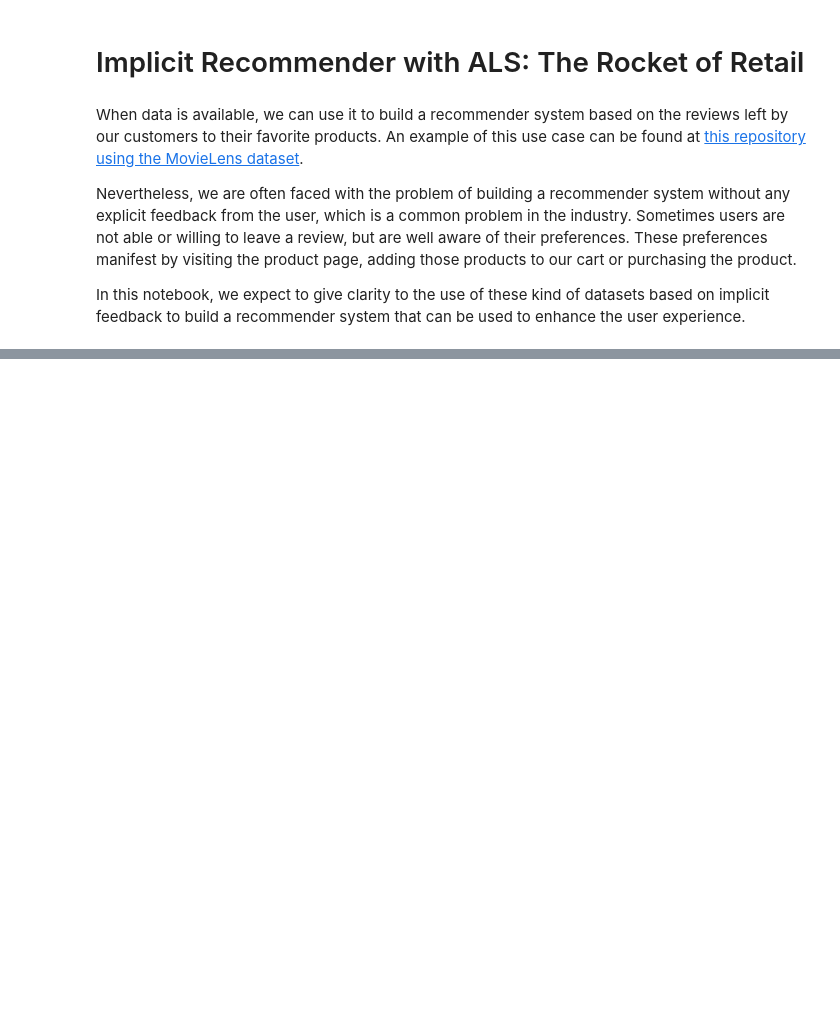
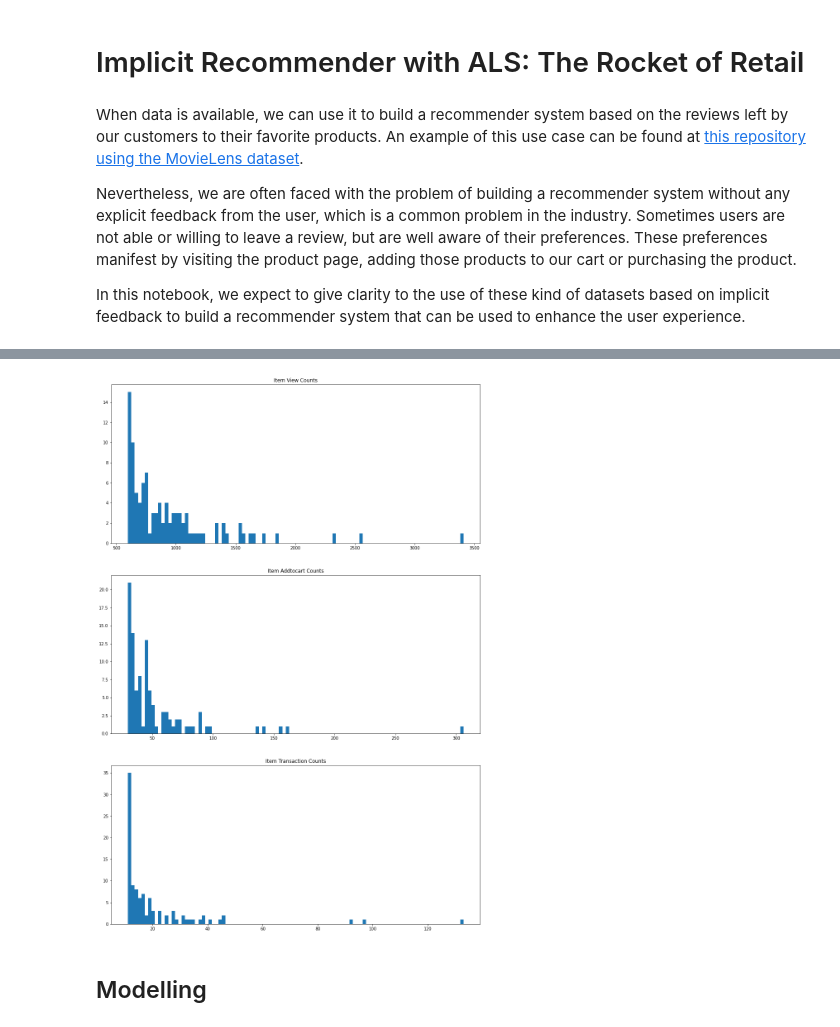
Before and after one commit to josumsc/retrocket-implicit-recommender, a Jupyter notebook: src/retrocket-implicit-recommender.ipynb, the cells around one changed output, grey strips where cells are left out. Drawn from its saved outputs; the diff is of its cells as text; code cells hidden in the pictures; blank space fills up the shorter version.

Commit message:
Developing ALS model

```diff
--- a/src/retrocket-implicit-recommender.ipynb
+++ b/src/retrocket-implicit-recommender.ipynb
@@ -18,0 +98,10 @@ import implicit
+# %%
+fig, ax = plt.subplots(figsize=(16, 24), nrows=3)
+for i, column in ax_columns.items():
+    ax[i].hist(count_x_item_and_event[column].sort_values(ascending=False)[:100], bins=100)
+    ax[i].set_title(f"Item {column[1].capitalize()} Counts")
+plt.show()
+# %% [output]
+[figure, added]
+# %% [markdown]
+## Modelling
```
Also changed, not shown: parts of 20 cells of this notebook, 1 other file.
